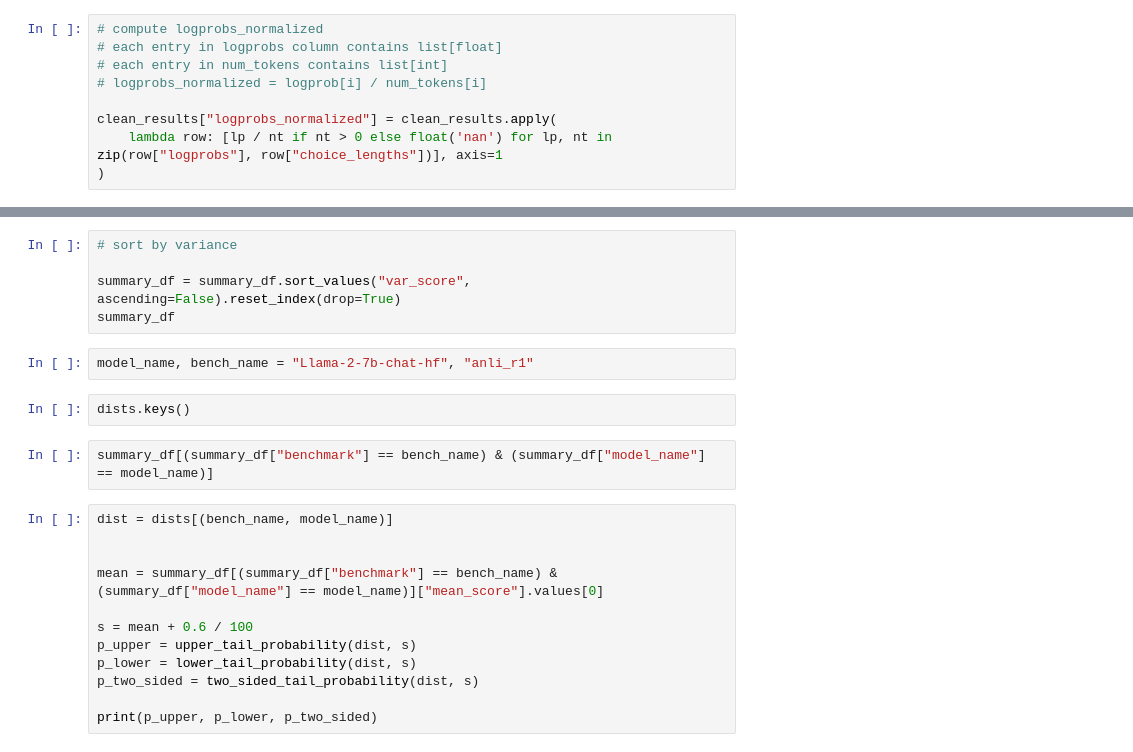
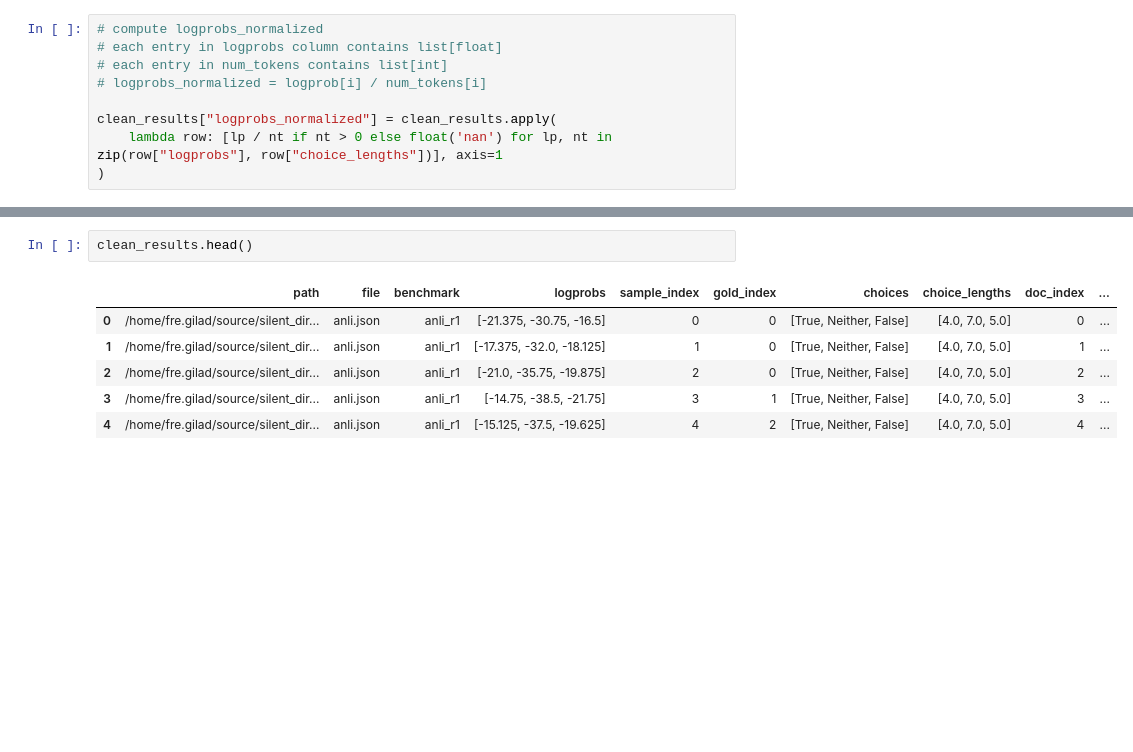
Before and after one commit to giladfrid009/silent_direction, a Jupyter notebook: analysis/create_logprob_tasks_variance.ipynb, the cells around one changed output, grey strips where cells are left out. Saved outputs shown, nothing was run; the diff lists cells and outputs as text; blank space fills up the shorter version.

```diff
--- a/analysis/create_logprob_tasks_variance.ipynb
+++ b/analysis/create_logprob_tasks_variance.ipynb
@@ -332,23 +230,9 @@ print(summary_df)
-# %%
-# sort by variance
-
-summary_df = summary_df.sort_values("var_score", ascending=False).reset_index(drop=True)
-summary_df
-# %%
-model_name, bench_name = "Llama-2-7b-chat-hf", "anli_r1"
-# %%
-dists.keys()
-# %%
-summary_df[(summary_df["benchmark"] == bench_name) & (summary_df["model_name"] == model_name)]
-# %%
-dist = dists[(bench_name, model_name)]
-
-
-mean = summary_df[(summary_df["benchmark"] == bench_name) & (summary_df["model_name"] == model_name)]["mean_score"].values[0]
-
-s = mean + 0.6 / 100
-p_upper = upper_tail_probability(dist, s)
-p_lower = lower_tail_probability(dist, s)
-p_two_sided = two_sided_tail_probability(dist, s)
-
-print(p_upper, p_lower, p_two_sided)
+# %%
+clean_results.head()
+# %% [output]
+|  | path | file | benchmark | logprobs | sample_index | gold_index | choices | choice_lengths | doc_index | ... |
+| 0 | /home/fre.gilad/source/silent_dir... | anli.json | anli_r1 | [-21.375, -30.75, -16.5] | 0 | 0 | [True, Neither, False] | [4.0, 7.0, 5.0] | 0 | ... |
+| 1 | /home/fre.gilad/source/silent_dir... | anli.json | anli_r1 | [-17.375, -32.0, -18.125] | 1 | 0 | [True, Neither, False] | [4.0, 7.0, 5.0] | 1 | ... |
+| 2 | /home/fre.gilad/source/silent_dir... | anli.json | anli_r1 | [-21.0, -35.75, -19.875] | 2 | 0 | [True, Neither, False] | [4.0, 7.0, 5.0] | 2 | ... |
+| 3 | /home/fre.gilad/source/silent_dir... | anli.json | anli_r1 | [-14.75, -38.5, -21.75] | 3 | 1 | [True, Neither, False] | [4.0, 7.0, 5.0] | 3 | ... |
+| 4 | /home/fre.gilad/source/silent_dir... | anli.json | anli_r1 | [-15.125, -37.5, -19.625] | 4 | 2 | [True, Neither, False] | [4.0, 7.0, 5.0] | 4 | ... |
```
Also changed, not shown: parts of 19 cells of this notebook.
